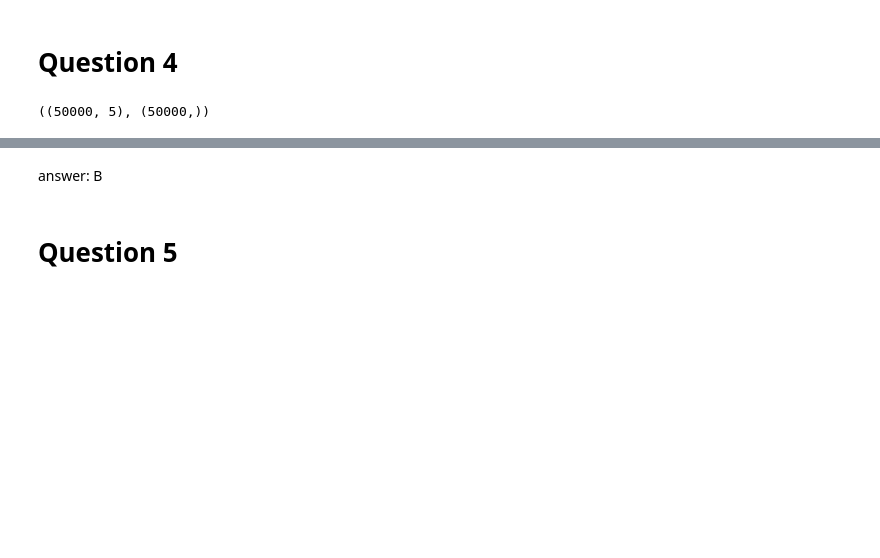
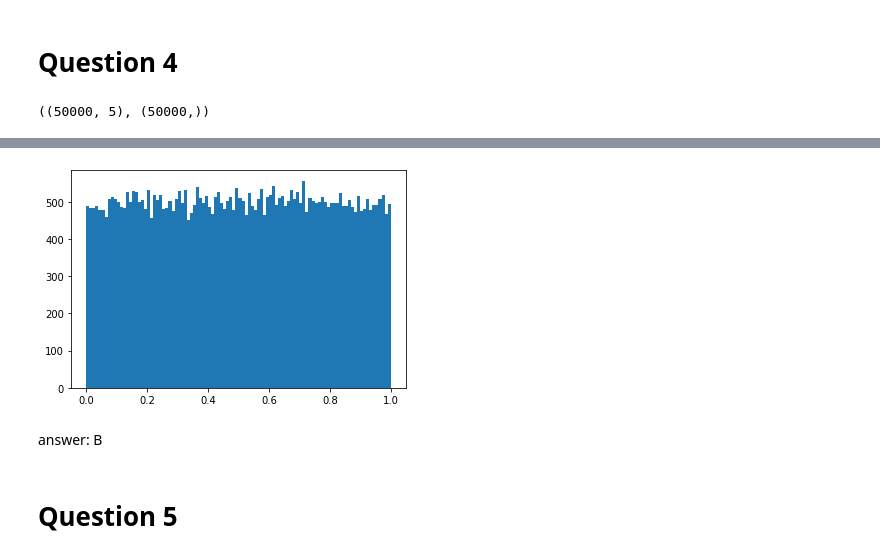
Before and after one commit to bcrestel/coursera_statisticalinferences, a Jupyter notebook: notebooks/week_3_optional_stopping.ipynb, the cells around one changed output, grey strips where cells are left out. Saved outputs shown, nothing was run; the diff lists cells and outputs as text; code cells hidden in the pictures; blank space fills up the shorter version.

```diff
--- a/notebooks/week_3_optional_stopping.ipynb
+++ b/notebooks/week_3_optional_stopping.ipynb
@@ -240,3 +259,8 @@ plt.hist(report_pvalues, bins=100, range=[0.0, 1.0]);
+# %%
+# this is not what we're looking for; but just for checking
+plt.hist(np.array(PVALUES)[:,-1], bins=100, range=[0.0, 1.0]);
+# %% [output]
+[figure, added]
 # %% [markdown]
 answer: B
 # %% [markdown]
```
Also changed, not shown: parts of 30 cells of this notebook.
